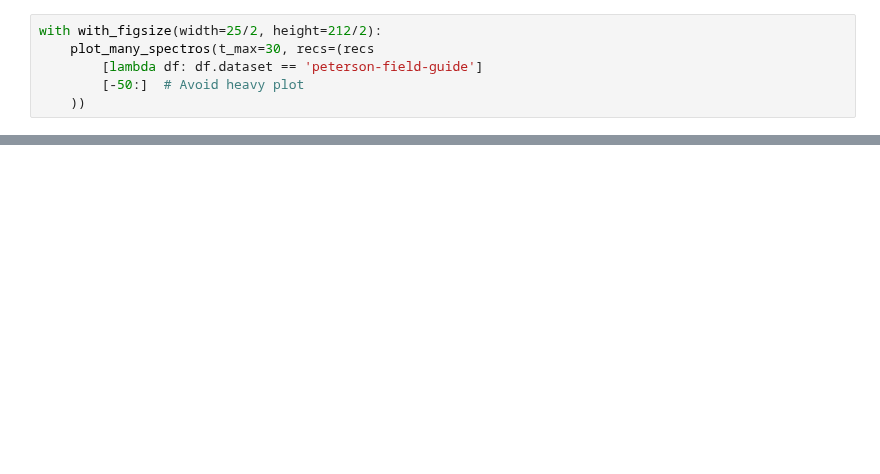
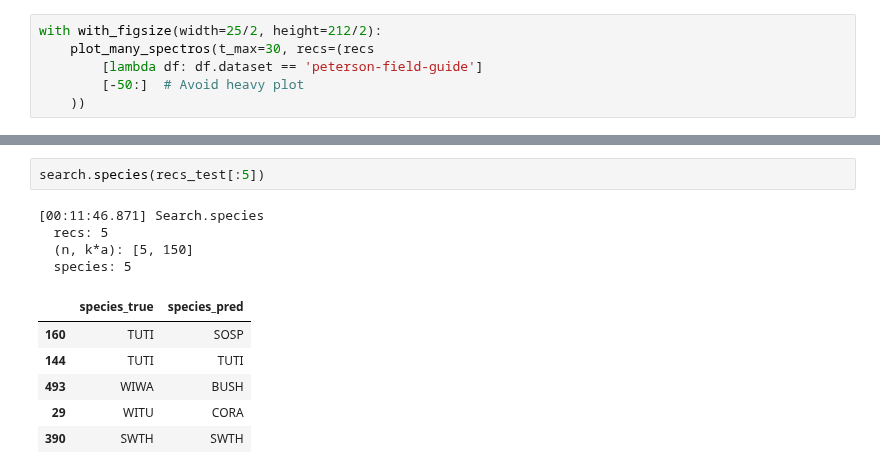
Before and after one commit to jdanbrown/birdgram, a Jupyter notebook: features/notebooks/20180524_eval_classifiers.ipynb, the cells around one changed output, grey strips where cells are left out. Cells and saved outputs as stored; diff of their text form; blank space fills up the shorter version.

```diff
--- a/features/notebooks/20180524_eval_classifiers.ipynb
+++ b/features/notebooks/20180524_eval_classifiers.ipynb
@@ -364,0 +143,13 @@ coverage_errors(classifier, recs_train_search)
+# %%
+search.species(recs_test[:5])
+# %% [output]
+[00:11:46.871] Search.species
+  recs: 5
+  (n, k*a): [5, 150]
+  species: 5
+|  | species_true | species_pred |
+| 160 | TUTI | SOSP |
+| 144 | TUTI | TUTI |
+| 493 | WIWA | BUSH |
+| 29 | WITU | CORA |
+| 390 | SWTH | SWTH |
```
Also changed, not shown: parts of 19 cells of this notebook, 4 other files.
